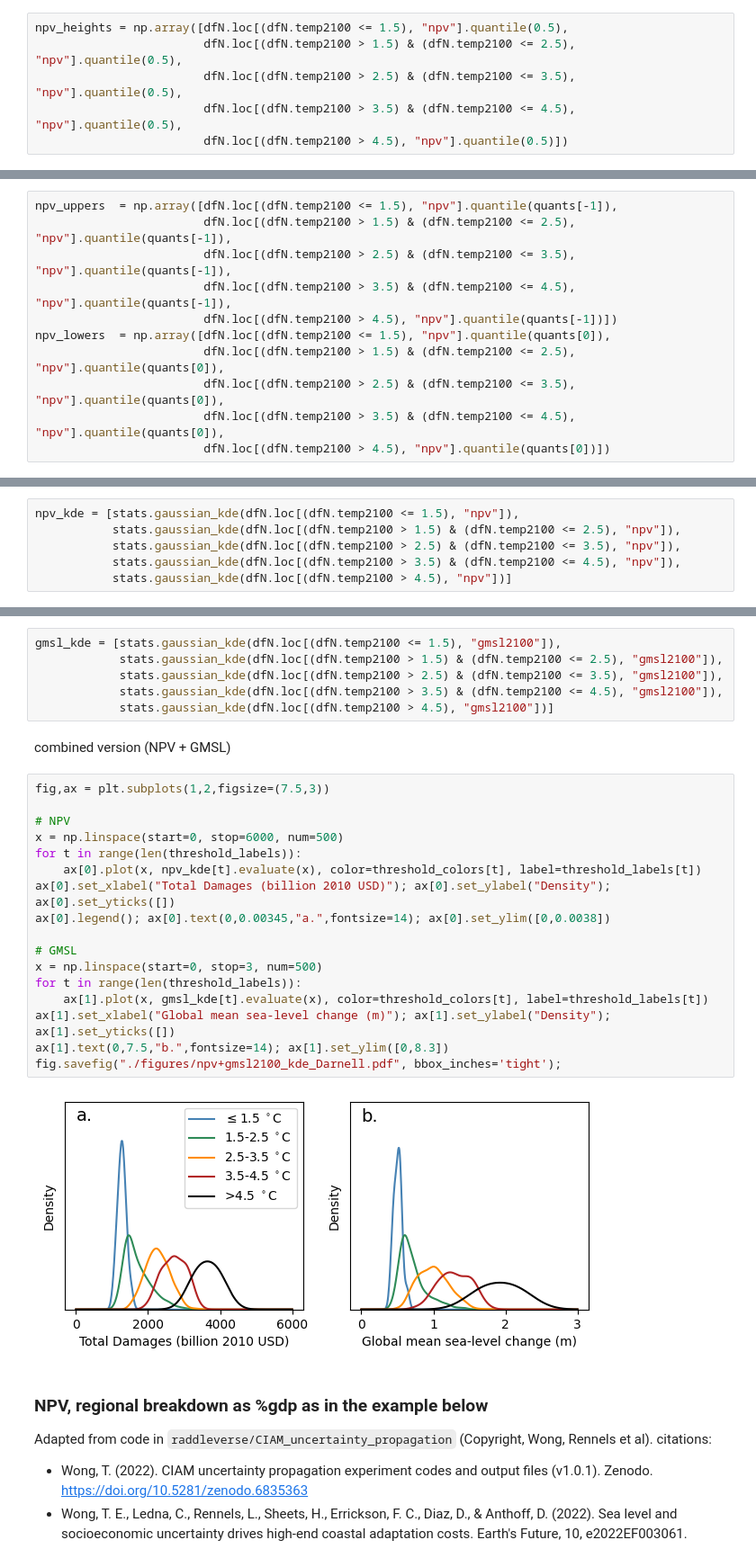
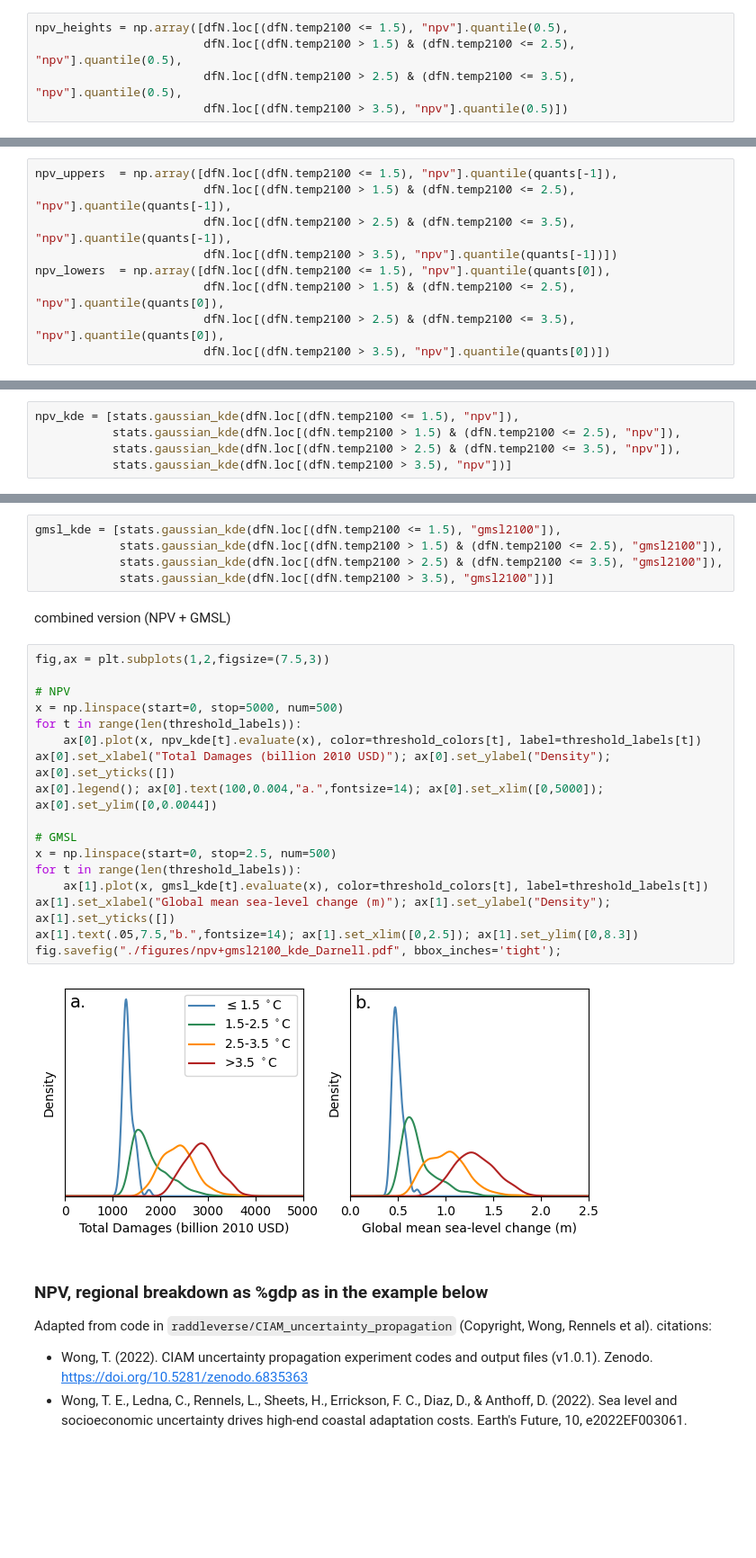
Before and after one commit to raddleverse/tempthresholds, a Jupyter notebook: analysis_darnell.ipynb, the cells around one changed output, grey strips where cells are left out. Shown at 90% size. Cells and saved outputs as stored; diff of their text form; blank space fills up the shorter version.

```diff
--- a/analysis_darnell.ipynb
+++ b/analysis_darnell.ipynb
@@ -69,21 +70,18 @@ Heights for bar graph
 npv_heights = np.array([dfN.loc[(dfN.temp2100 <= 1.5), "npv"].quantile(0.5),
                         dfN.loc[(dfN.temp2100 > 1.5) & (dfN.temp2100 <= 2.5), "npv"].quantile(0.5),
                         dfN.loc[(dfN.temp2100 > 2.5) & (dfN.temp2100 <= 3.5), "npv"].quantile(0.5),
-                        dfN.loc[(dfN.temp2100 > 3.5) & (dfN.temp2100 <= 4.5), "npv"].quantile(0.5),
-                        dfN.loc[(dfN.temp2100 > 4.5), "npv"].quantile(0.5)])
+                        dfN.loc[(dfN.temp2100 > 3.5), "npv"].quantile(0.5)])
 # %% [markdown]
 Upper and lower bounds of error bar (will need to get length for `plt.errorbar`)
 # %%
 npv_uppers  = np.array([dfN.loc[(dfN.temp2100 <= 1.5), "npv"].quantile(quants[-1]),
                         dfN.loc[(dfN.temp2100 > 1.5) & (dfN.temp2100 <= 2.5), "npv"].quantile(quants[-1]),
                         dfN.loc[(dfN.temp2100 > 2.5) & (dfN.temp2100 <= 3.5), "npv"].quantile(quants[-1]),
-                        dfN.loc[(dfN.temp2100 > 3.5) & (dfN.temp2100 <= 4.5), "npv"].quantile(quants[-1]),
-                        dfN.loc[(dfN.temp2100 > 4.5), "npv"].quantile(quants[-1])])
+                        dfN.loc[(dfN.temp2100 > 3.5), "npv"].quantile(quants[-1])])
 npv_lowers  = np.array([dfN.loc[(dfN.temp2100 <= 1.5), "npv"].quantile(quants[0]),
                         dfN.loc[(dfN.temp2100 > 1.5) & (dfN.temp2100 <= 2.5), "npv"].quantile(quants[0]),
                         dfN.loc[(dfN.temp2100 > 2.5) & (dfN.temp2100 <= 3.5), "npv"].quantile(quants[0]),
-                        dfN.loc[(dfN.temp2100 > 3.5) & (dfN.temp2100 <= 4.5), "npv"].quantile(quants[0]),
-                        dfN.loc[(dfN.temp2100 > 4.5), "npv"].quantile(quants[0])])
+                        dfN.loc[(dfN.temp2100 > 3.5), "npv"].quantile(quants[0])])
 # %%
 for t in range(len(threshold_labels)):
     print(threshold_labels[t], np.round(npv_heights[t]), " (",np.round(npv_lowers[t]),"-",np.round(npv_uppers[t]),")")
@@ -111,8 +108,7 @@ fig.savefig("./figures/npv_global_errorbars-only_Darnell.pdf", bbox_inches='tigh
 npv_kde = [stats.gaussian_kde(dfN.loc[(dfN.temp2100 <= 1.5), "npv"]),
            stats.gaussian_kde(dfN.loc[(dfN.temp2100 > 1.5) & (dfN.temp2100 <= 2.5), "npv"]),
            stats.gaussian_kde(dfN.loc[(dfN.temp2100 > 2.5) & (dfN.temp2100 <= 3.5), "npv"]),
-           stats.gaussian_kde(dfN.loc[(dfN.temp2100 > 3.5) & (dfN.temp2100 <= 4.5), "npv"]),
-           stats.gaussian_kde(dfN.loc[(dfN.temp2100 > 4.5), "npv"])]
+           stats.gaussian_kde(dfN.loc[(dfN.temp2100 > 3.5), "npv"])]
 # %% [markdown]
 KDEs of GMSL
 
@@ -121,29 +117,28 @@ KDEs of GMSL
 gmsl_kde = [stats.gaussian_kde(dfN.loc[(dfN.temp2100 <= 1.5), "gmsl2100"]),
             stats.gaussian_kde(dfN.loc[(dfN.temp2100 > 1.5) & (dfN.temp2100 <= 2.5), "gmsl2100"]),
             stats.gaussian_kde(dfN.loc[(dfN.temp2100 > 2.5) & (dfN.temp2100 <= 3.5), "gmsl2100"]),
-            stats.gaussian_kde(dfN.loc[(dfN.temp2100 > 3.5) & (dfN.temp2100 <= 4.5), "gmsl2100"]),
-            stats.gaussian_kde(dfN.loc[(dfN.temp2100 > 4.5), "gmsl2100"])]
+            stats.gaussian_kde(dfN.loc[(dfN.temp2100 > 3.5), "gmsl2100"])]
 # %% [markdown]
 combined version (NPV + GMSL)
 # %%
 fig,ax = plt.subplots(1,2,figsize=(7.5,3))
 
 # NPV
-x = np.linspace(start=0, stop=6000, num=500)
+x = np.linspace(start=0, stop=5000, num=500)
 for t in range(len(threshold_labels)):
     ax[0].plot(x, npv_kde[t].evaluate(x), color=threshold_colors[t], label=threshold_labels[t])
 ax[0].set_xlabel("Total Damages (billion 2010 USD)"); ax[0].set_ylabel("Density"); ax[0].set_yticks([])
-ax[0].legend(); ax[0].text(0,0.00345,"a.",fontsize=14); ax[0].set_ylim([0,0.0038])
+ax[0].legend(); ax[0].text(100,0.004,"a.",fontsize=14); ax[0].set_xlim([0,5000]); ax[0].set_ylim([0,0.0044])
 
 # GMSL
-x = np.linspace(start=0, stop=3, num=500)
+x = np.linspace(start=0, stop=2.5, num=500)
 for t in range(len(threshold_labels)):
     ax[1].plot(x, gmsl_kde[t].evaluate(x), color=threshold_colors[t], label=threshold_labels[t])
 ax[1].set_xlabel("Global mean sea-level change (m)"); ax[1].set_ylabel("Density"); ax[1].set_yticks([])
-ax[1].text(0,7.5,"b.",fontsize=14); ax[1].set_ylim([0,8.3])
+ax[1].text(.05,7.5,"b.",fontsize=14); ax[1].set_xlim([0,2.5]); ax[1].set_ylim([0,8.3])
 fig.savefig("./figures/npv+gmsl2100_kde_Darnell.pdf", bbox_inches='tight');
 # %% [output]
-[figure, old version]
+[figure, new version]
 # %% [markdown]
 ### NPV, regional breakdown as %gdp as in the example below
 
```
Also changed, not shown: parts of 51 cells of this notebook.
